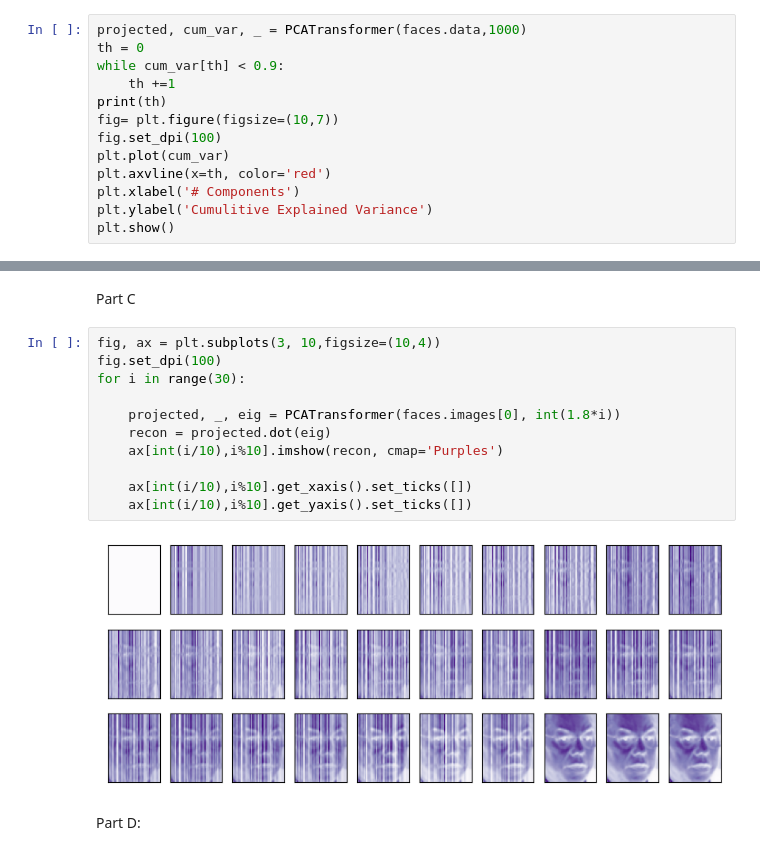
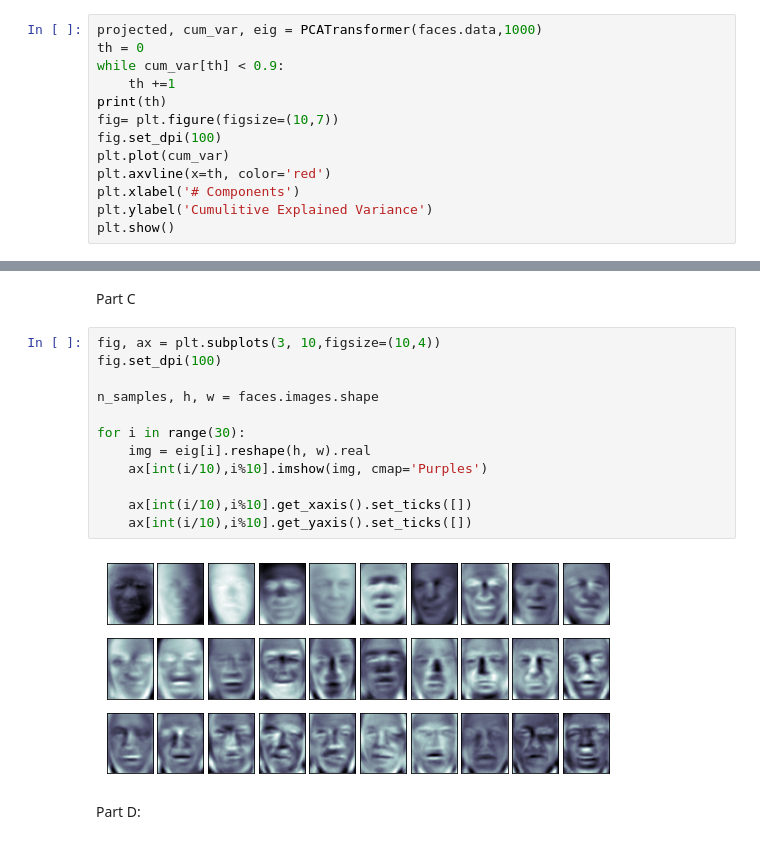
Before and after one commit to Kassra-sinaei/ML_HW5, a Jupyter notebook: HW05.ipynb, the cells around one changed output, grey strips where cells are left out. Cells and saved outputs as stored; diff of their text form.

```diff
--- a/HW05.ipynb
+++ b/HW05.ipynb
@@ -248,7 +248,7 @@ sns.scatterplot(data=df, x="PC1", y="PC2", hue="name", palette=color_dict)
 # %% [markdown]
 Part B:
 # %%
-projected, cum_var, _ = PCATransformer(faces.data,1000)
+projected, cum_var, eig = PCATransformer(faces.data,1000)
 th = 0
 while cum_var[th] < 0.9:
     th +=1
@@ -268,16 +268,17 @@ Part C
 # %%
 fig, ax = plt.subplots(3, 10,figsize=(10,4))
 fig.set_dpi(100)
+
+n_samples, h, w = faces.images.shape
+
 for i in range(30):
-
-    projected, _, eig = PCATransformer(faces.images[0], int(1.8*i))
-    recon = projected.dot(eig)
-    ax[int(i/10),i%10].imshow(recon, cmap='Purples')
+    img = eig[i].reshape(h, w).real
+    ax[int(i/10),i%10].imshow(img, cmap='Purples')
 
     ax[int(i/10),i%10].get_xaxis().set_ticks([])
     ax[int(i/10),i%10].get_yaxis().set_ticks([])
 # %% [output]
-[figure, old version]
+[figure, new version]
 # %% [markdown]
 Part D:
 # %%
```
Also changed, not shown: 5 other files.
